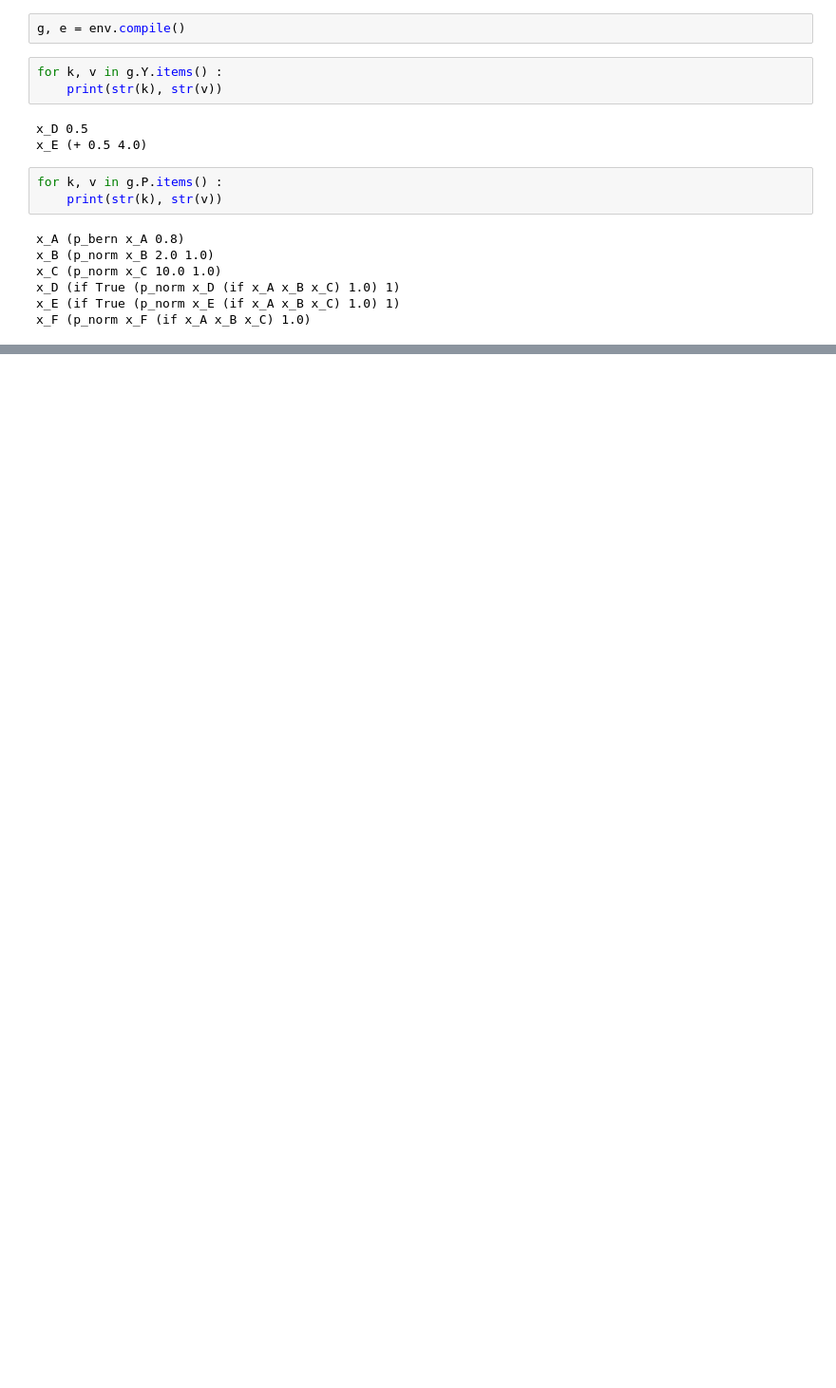
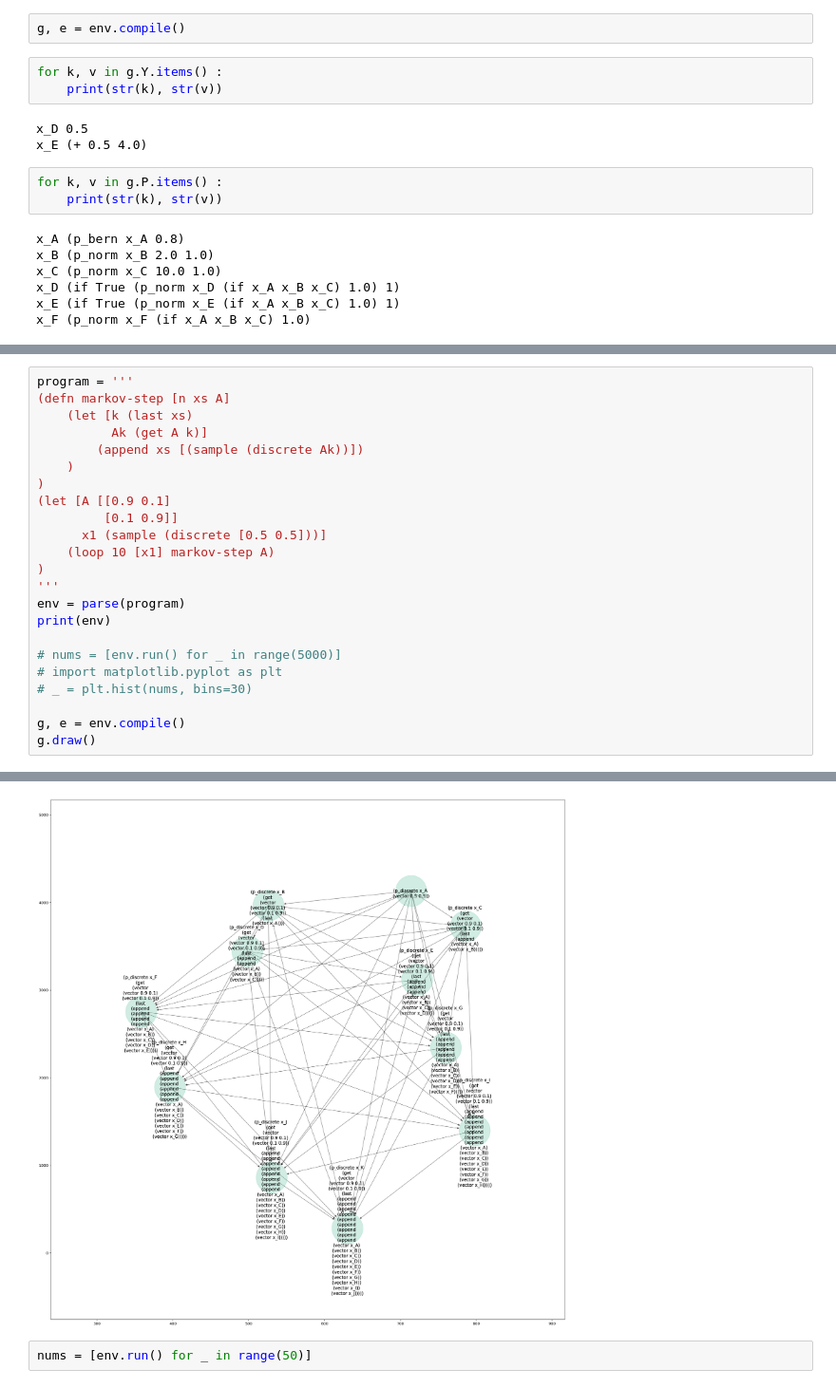
Before and after one commit to successar/FOPPL, a Jupyter notebook: FOPPL.ipynb, the cells around one changed output, grey strips where cells are left out. Shown at 95% size. Cells and saved outputs as stored; diff of their text form; blank space fills up the shorter version.

```diff
--- a/FOPPL.ipynb
+++ b/FOPPL.ipynb
@@ -106,0 +107,24 @@ g.draw()
+# %%
+program = '''
+(defn markov-step [n xs A]
+    (let [k (last xs)
+          Ak (get A k)]
+        (append xs [(sample (discrete Ak))])
+    )
+)
+(let [A [[0.9 0.1]
+         [0.1 0.9]]
+      x1 (sample (discrete [0.5 0.5]))]
+    (loop 10 [x1] markov-step A)
+)
+'''
+env = parse(program)
+print(env)
+
+# nums = [env.run() for _ in range(5000)]
+# import matplotlib.pyplot as plt
+# _ = plt.hist(nums, bins=30)
+
+g, e = env.compile()
+g.draw()
+# %% [output]
@@ -106,0 +148,3 @@ g.draw()
+[figure, added]
+# %%
+nums = [env.run() for _ in range(50)]
```
Also changed, not shown: parts of 7 cells of this notebook, 8 other files.
